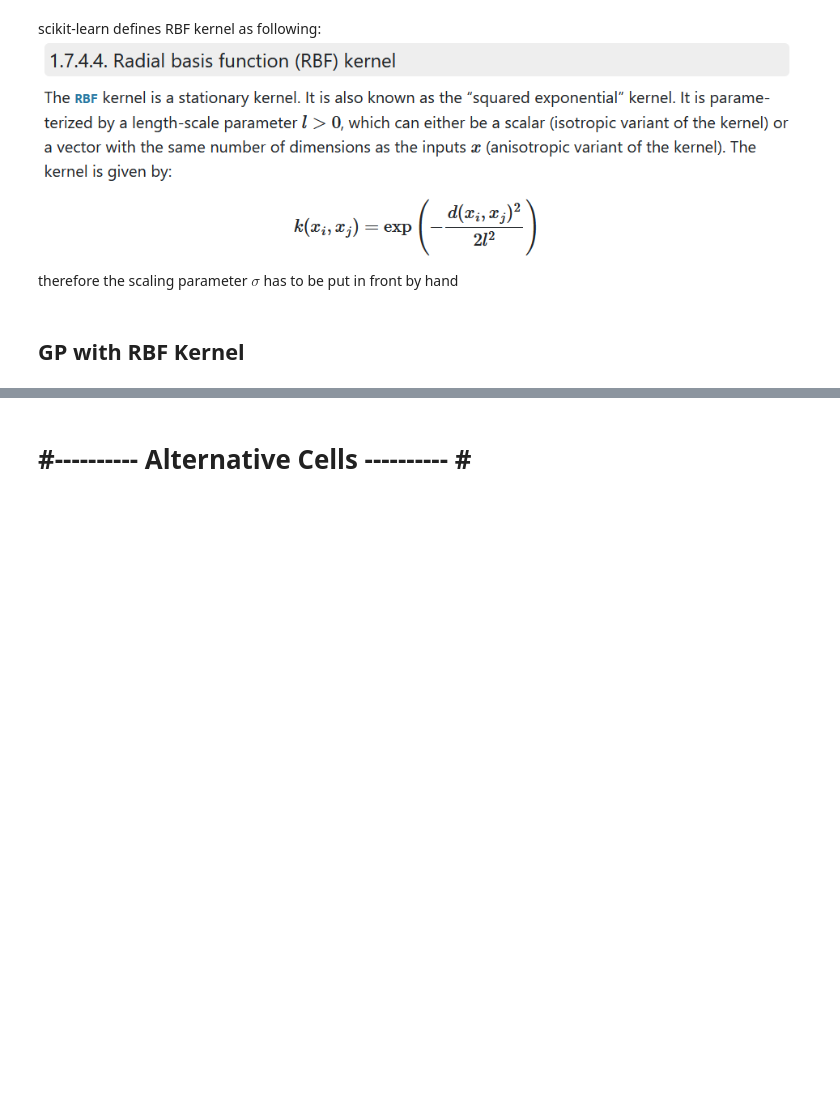
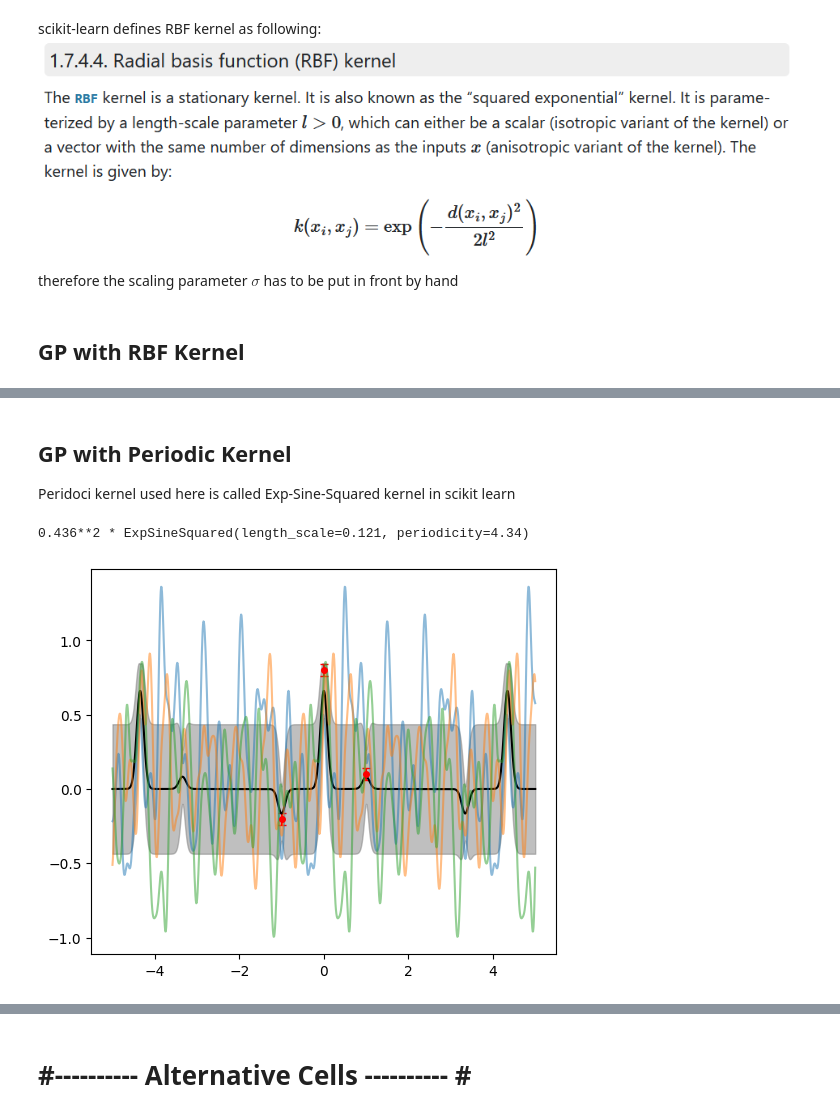
Before and after one commit to sebastian-k-physics/SciML_Gaussian_Processes, a Jupyter notebook: Gaussian_Processes_Sebastian_Klein.ipynb, the cells around one changed output, grey strips where cells are left out. Drawn from its saved outputs; the diff is of its cells as text; code cells hidden in the pictures; blank space fills up the shorter version.

```diff
--- a/Gaussian_Processes_Sebastian_Klein.ipynb
+++ b/Gaussian_Processes_Sebastian_Klein.ipynb
@@ -463,0 +511,57 @@ ax.plot(x_axis, sampled_values, alpha = 0.5 )
+# %% [markdown]
+## GP with Periodic Kernel
+
+Peridoci kernel used here is called Exp-Sine-Squared kernel in scikit learn
+# %%
+from sklearn.gaussian_process import GaussianProcessRegressor
+from sklearn.gaussian_process.kernels import ExpSineSquared
+
+
+# Training Data - zero mean for all following processes
+x_axis = np.linspace(-5, 5, 1000)
+x_axis_reshape = x_axis.reshape(-1, 1)
+
+# ---------- Kernel parameters ---------- #
+init_params_per = [1,8,2] # sigma | period | lenghtscale # Period = 8 works also (Niyquist theorem)
+
+# ---------- Test Data ---------- #
+x_test = np.array([-1,0,1])
+y_test = np.array([-0.2,0.8,0.1])
+y_test_err = np.ones(len(y_test))*(0.2**2)
+
+
+
+Periodic_kernel_scikit = init_params_per[0]**2 * ExpSineSquared(length_scale=init_params_per[2], length_scale_bounds=(1e-2, 4), periodicity=init_params_per[1], periodicity_bounds=(3,8))
+
+gaussian_process = GaussianProcessRegressor(kernel = Periodic_kernel_scikit, alpha = y_test_err, n_restarts_optimizer = 9) #
+
+gaussian_process.fit(x_test.reshape(-1, 1), y_test.reshape(-1, 1))
+print(gaussian_process.kernel_ )# prints the kernel parameters
+
+
+mean_prediction, std_prediction = gaussian_process.predict(x_axis_reshape, return_std=True)
+
+sampled_values = gaussian_process.sample_y(x_axis_reshape, n_samples=3)
+
+
+# ---------- Plot the new data ---------- #
+
+fig, ax = plt.subplots(figsize=(6,5))
+
+ax.errorbar(x_test, y_test, marker='.', yerr = y_test_err, \
+				   ls = 'none', color = 'red', ms = 8, capsize=3)
+
+
+ax.plot(x_axis_reshape, mean_prediction, color = 'black')
+ax.fill_between(x_axis, mean_prediction - std_prediction, \
+					   mean_prediction + std_prediction, color = 'gray', \
+						  alpha = 0.5, label = r'1 $\sigma$')
+
+sampled_values = gaussian_process.sample_y(x_axis_reshape, n_samples=3)
+
+ax.plot(x_axis, sampled_values, alpha = 0.5 )
+
+plt.show()
+# %% [output]
+0.436**2 * ExpSineSquared(length_scale=0.121, periodicity=4.34)
+[figure, added]
```
Also changed, not shown: parts of 10 cells of this notebook, 1 other file.
